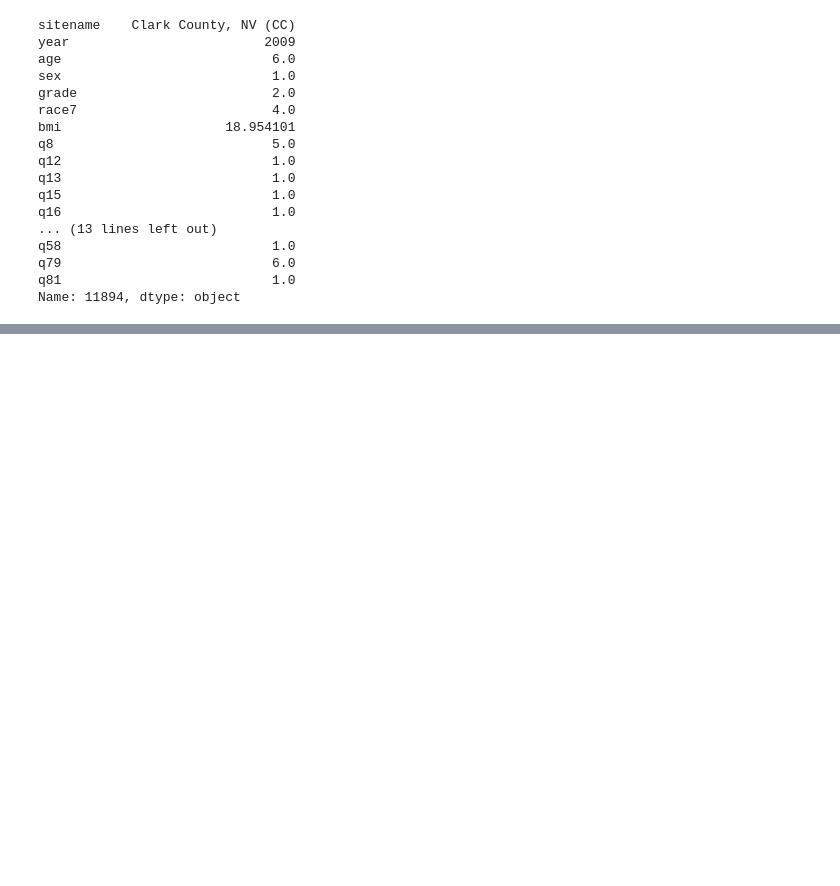
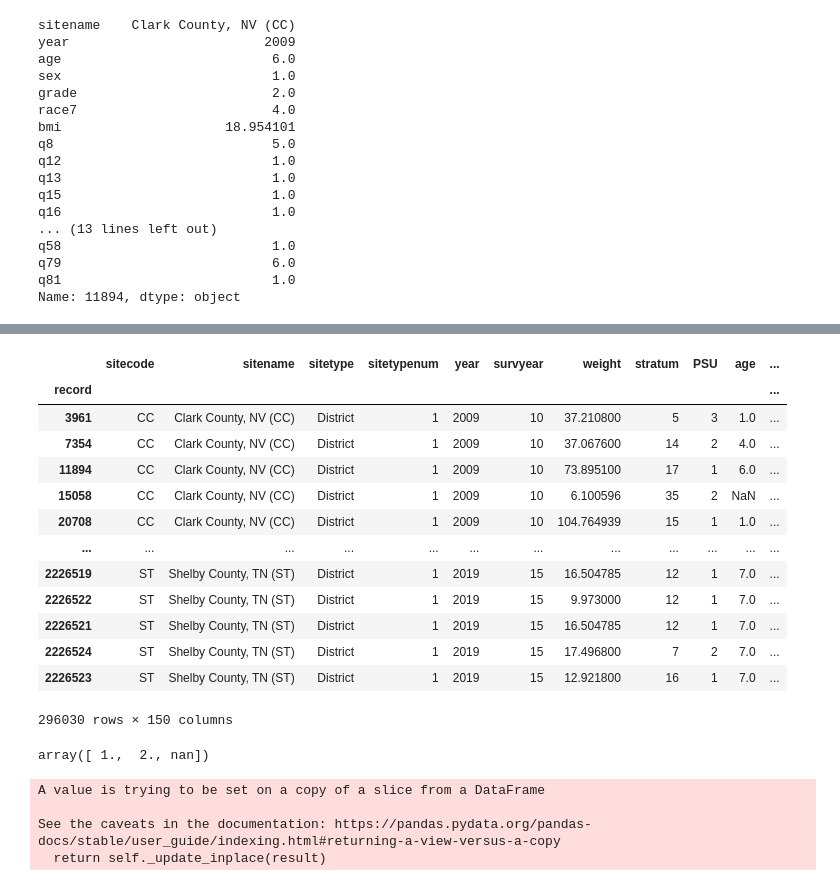
Before and after one commit to beckyepeters/risk_behaviors, a Jupyter notebook: risk_beh_eda.ipynb, the cells around one changed output, grey strips where cells are left out. Cells and saved outputs as stored; diff of their text form; code cells hidden in the pictures; blank space fills up the shorter version.

```diff
--- a/risk_beh_eda.ipynb
+++ b/risk_beh_eda.ipynb
@@ -684,0 +693,29 @@ Name: 11894, dtype: object
+# %%
+df
+# %% [output]
+|  | sitecode | sitename | sitetype | sitetypenum | year | survyear | weight | stratum | PSU | age | ... |
+| record |  |  |  |  |  |  |  |  |  |  | ... |
+| 3961 | CC | Clark County, NV (CC) | District | 1 | 2009 | 10 | 37.210800 | 5 | 3 | 1.0 | ... |
+| 7354 | CC | Clark County, NV (CC) | District | 1 | 2009 | 10 | 37.067600 | 14 | 2 | 4.0 | ... |
+| 11894 | CC | Clark County, NV (CC) | District | 1 | 2009 | 10 | 73.895100 | 17 | 1 | 6.0 | ... |
+| 15058 | CC | Clark County, NV (CC) | District | 1 | 2009 | 10 | 6.100596 | 35 | 2 | NaN | ... |
+| 20708 | CC | Clark County, NV (CC) | District | 1 | 2009 | 10 | 104.764939 | 15 | 1 | 1.0 | ... |
+| ... | ... | ... | ... | ... | ... | ... | ... | ... | ... | ... | ... |
+| 2226519 | ST | Shelby County, TN (ST) | District | 1 | 2019 | 15 | 16.504785 | 12 | 1 | 7.0 | ... |
+| 2226522 | ST | Shelby County, TN (ST) | District | 1 | 2019 | 15 | 9.973000 | 12 | 1 | 7.0 | ... |
+| 2226521 | ST | Shelby County, TN (ST) | District | 1 | 2019 | 15 | 16.504785 | 12 | 1 | 7.0 | ... |
+| 2226524 | ST | Shelby County, TN (ST) | District | 1 | 2019 | 15 | 17.496800 | 7 | 2 | 7.0 | ... |
+| 2226523 | ST | Shelby County, TN (ST) | District | 1 | 2019 | 15 | 12.921800 | 16 | 1 | 7.0 | ... |
+296030 rows × 150 columns
+# %%
+df.q25.unique()
+# %% [output]
+array([ 1.,  2., nan])
+# %%
+# Replace 2's (No's...) with 0s so that 1 (Yes) is the positive class
+df.q25.replace(to_replace={2.: 0}, inplace=True)
+# %% [output]
+A value is trying to be set on a copy of a slice from a DataFrame
+
+See the caveats in the documentation: https://pandas.pydata.org/pandas-docs/stable/user_guide/indexing.html#returning-a-view-versus-a-copy
+  return self._update_inplace(result)
```
Also changed, not shown: parts of 36 cells of this notebook, 6 other files.
